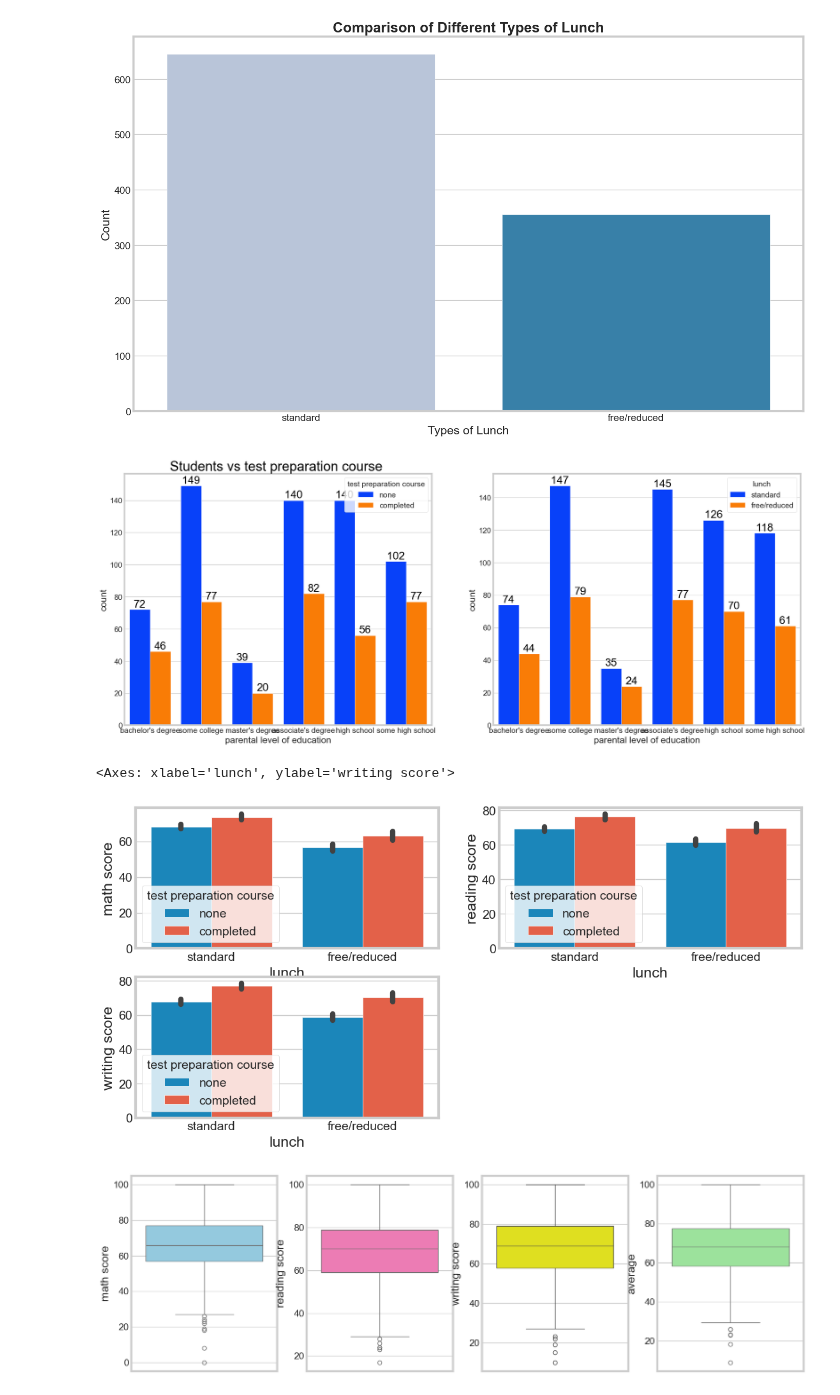
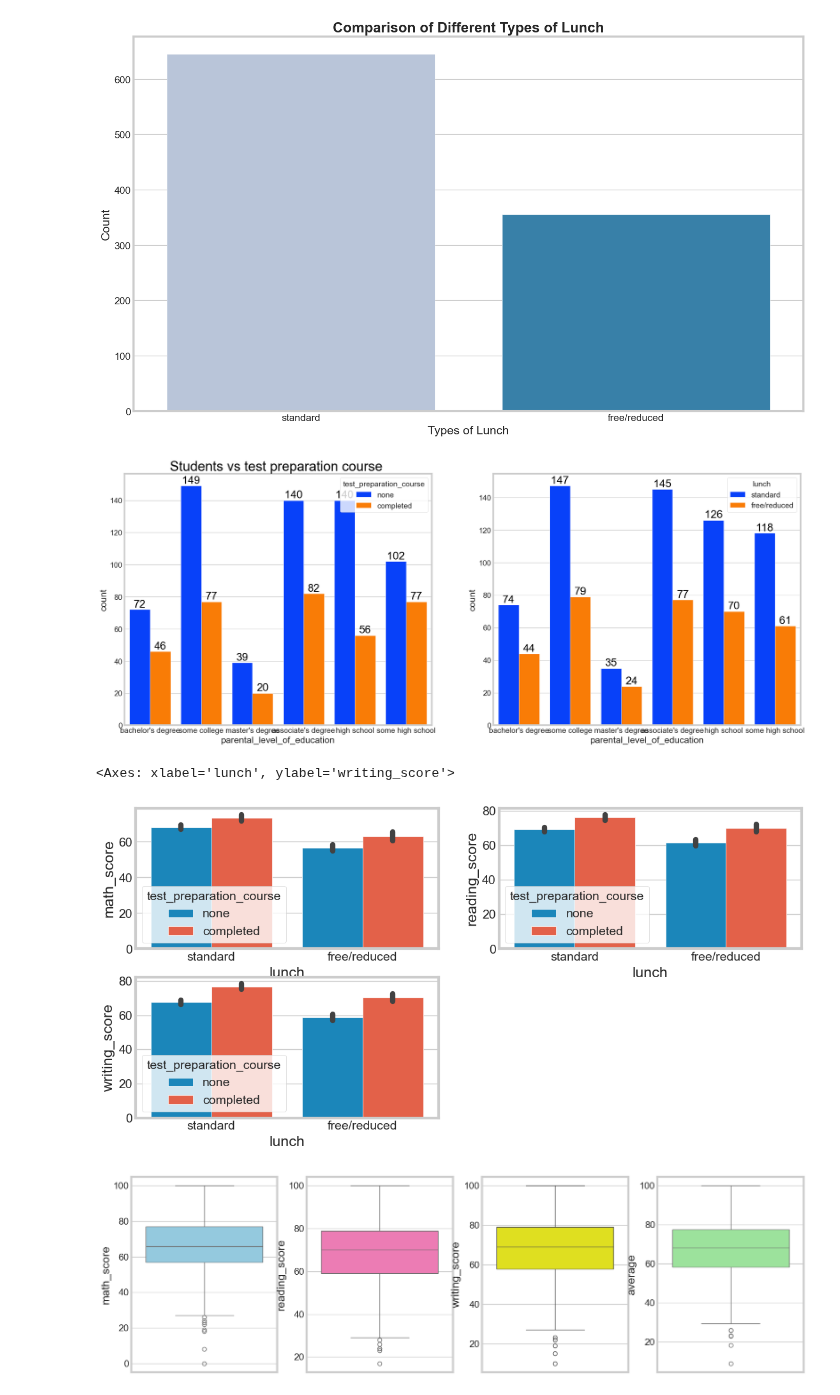
Before and after one commit to vaishnavi-k07/ML_project, a Jupyter notebook: notebook/EDA.ipynb, the cells around one changed output. Drawn from its saved outputs; the diff is of its cells as text; code cells hidden in the pictures.

```diff
--- a/notebook/EDA.ipynb
+++ b/notebook/EDA.ipynb
@@ -126,5 +126,5 @@ We have 5 categorical features : ['gender', 'race/ethnicity', 'parental level of
 # %%
-df['total score'] = df['math score'] + df['reading score'] + df['writing score']
-df['average'] = df['total score']/3
+df['total_score'] = df['math_score'] + df['reading_score'] + df['writing_score']
+df['average'] = df['total_score']/3
 df.head()
 # %% [output]
@@ -394,27 +389,27 @@ plt.show()
 [figure]
 # %%
 f,ax=plt.subplots(1,2,figsize=(20,8))
-sns.countplot(x=df['parental level of education'],data=df,palette = 'bright',hue='test preparation course',saturation=0.95,ax=ax[0])
+sns.countplot(x=df['parental_level_of_education'],data=df,palette = 'bright',hue='test_preparation_course',saturation=0.95,ax=ax[0])
 ax[0].set_title('Students vs test preparation course ',color='black',size=25)
 for container in ax[0].containers:
     ax[0].bar_label(container,color='black',size=20)
 
-sns.countplot(x=df['parental level of education'],data=df,palette = 'bright',hue='lunch',saturation=0.95,ax=ax[1])
+sns.countplot(x=df['parental_level_of_education'],data=df,palette = 'bright',hue='lunch',saturation=0.95,ax=ax[1])
 for container in ax[1].containers:
     ax[1].bar_label(container,color='black',size=20)
 # %% [output]
-[figure, old version]
+[figure, new version]
 # %%
 plt.figure(figsize=(12,6))
 plt.subplot(2,2,1)
-sns.barplot (x=df['lunch'], y=df['math score'], hue=df['test preparation course'])
+sns.barplot (x=df['lunch'], y=df['math_score'], hue=df['test_preparation_course'])
 plt.subplot(2,2,2)
-sns.barplot (x=df['lunch'], y=df['reading score'], hue=df['test preparation course'])
+sns.barplot (x=df['lunch'], y=df['reading_score'], hue=df['test_preparation_course'])
 plt.subplot(2,2,3)
-sns.barplot (x=df['lunch'], y=df['writing score'], hue=df['test preparation course'])
+sns.barplot (x=df['lunch'], y=df['writing_score'], hue=df['test_preparation_course'])
 # %% [output]
-<Axes: xlabel='lunch', ylabel='writing score'>
+<Axes: xlabel='lunch', ylabel='writing_score'>
-[figure, old version]
+[figure, new version]
 # %%
 plt.subplots(1,4,figsize=(16,5))
 plt.subplot(141)
```
Also changed, not shown: parts of 22 cells of this notebook, 23 other files.
